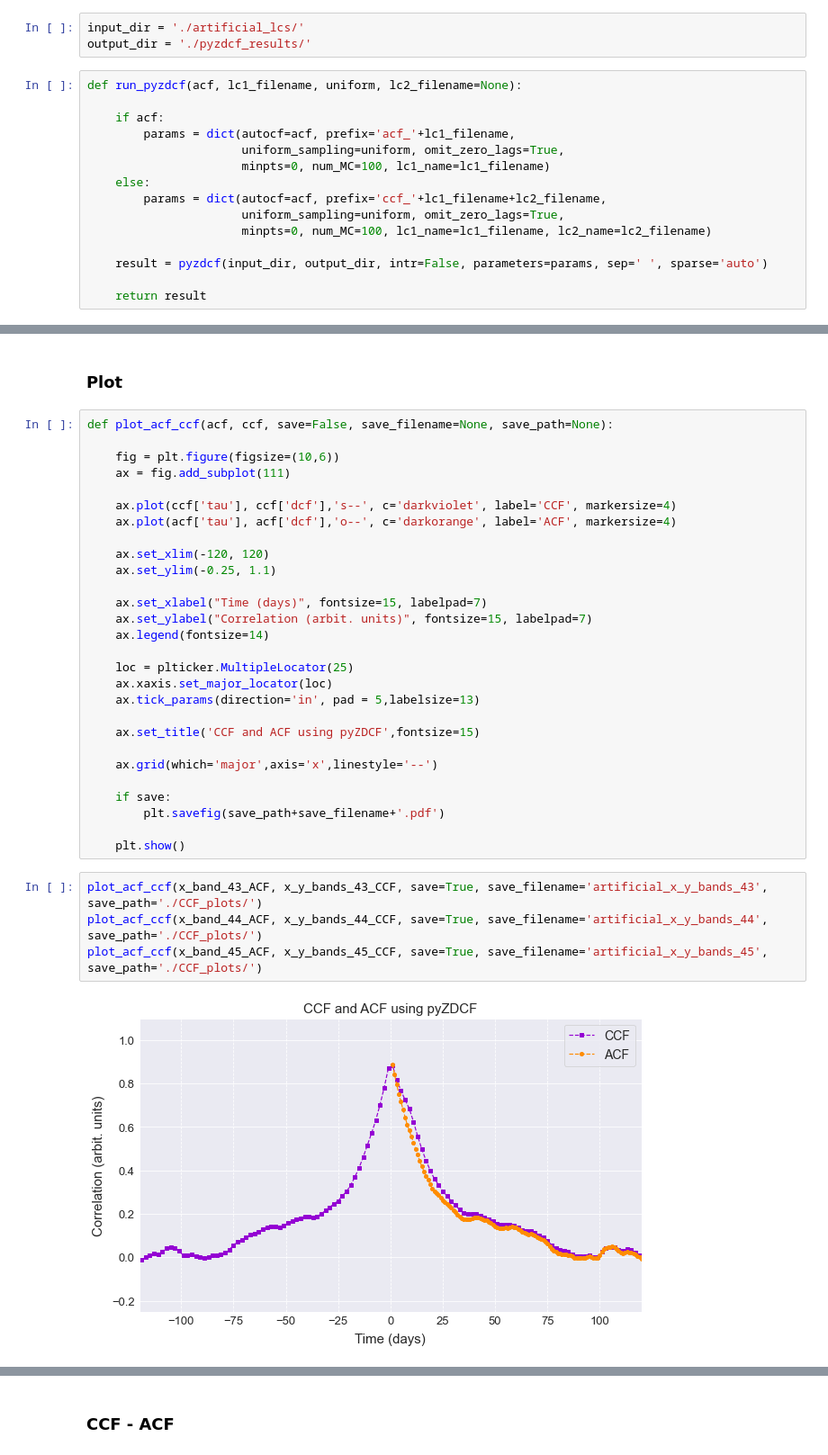
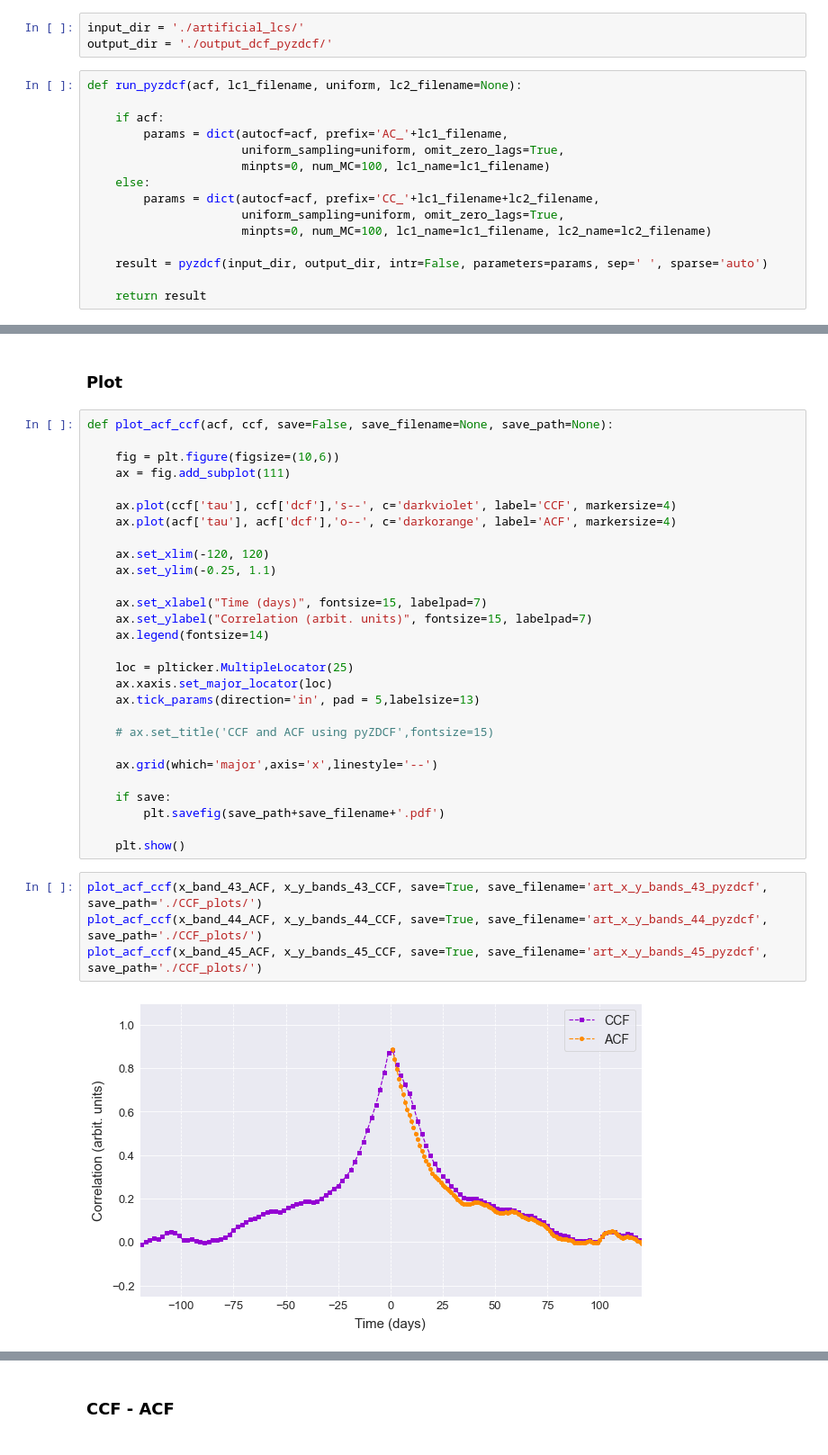
Before and after one commit to NicoGalvarino/AGN_Tutorials_Git, a Jupyter notebook: Tutorial_5_RevMap/RM_tutorial_pyzdcf.ipynb, the cells around one changed output, grey strips where cells are left out. Shown at 90% size. Saved outputs shown, nothing was run; the diff lists cells and outputs as text.

```diff
--- a/Tutorial_5_RevMap/RM_tutorial_pyzdcf.ipynb
+++ b/Tutorial_5_RevMap/RM_tutorial_pyzdcf.ipynb
@@ -141,15 +141,15 @@ plot_artificial_lc(x_band_45_cut, y_band_45_cut, line_response_45[:1000])  # ,
 # %%
 input_dir = './artificial_lcs/'
-output_dir = './pyzdcf_results/'
+output_dir = './output_dcf_pyzdcf/'
 # %%
 def run_pyzdcf(acf, lc1_filename, uniform, lc2_filename=None):
 
     if acf:
-        params = dict(autocf=acf, prefix='acf_'+lc1_filename,
+        params = dict(autocf=acf, prefix='AC_'+lc1_filename,
                       uniform_sampling=uniform, omit_zero_lags=True,
                       minpts=0, num_MC=100, lc1_name=lc1_filename)
     else:
-        params = dict(autocf=acf, prefix='ccf_'+lc1_filename+lc2_filename,
+        params = dict(autocf=acf, prefix='CC_'+lc1_filename+lc2_filename,
                       uniform_sampling=uniform, omit_zero_lags=True,
                       minpts=0, num_MC=100, lc1_name=lc1_filename, lc2_name=lc2_filename)
 
@@ -226,7 +226,7 @@ def plot_acf_ccf(acf, ccf, save=False, save_filename=None, save_path=None):
     ax.xaxis.set_major_locator(loc)
     ax.tick_params(direction='in', pad = 5,labelsize=13)
 
-    ax.set_title('CCF and ACF using pyZDCF',fontsize=15)
+    # ax.set_title('CCF and ACF using pyZDCF',fontsize=15)
 
     ax.grid(which='major',axis='x',linestyle='--')
 
@@ -235,8 +235,8 @@ def plot_acf_ccf(acf, ccf, save=False, save_filename=None, save_path=None):
 
     plt.show()
 # %%
-plot_acf_ccf(x_band_43_ACF, x_y_bands_43_CCF, save=True, save_filename='artificial_x_y_bands_43', save_path='./CCF_plots/')
-plot_acf_ccf(x_band_44_ACF, x_y_bands_44_CCF, save=True, save_filename='artificial_x_y_bands_44', save_path='./CCF_plots/')
-plot_acf_ccf(x_band_45_ACF, x_y_bands_45_CCF, save=True, save_filename='artificial_x_y_bands_45', save_path='./CCF_plots/')
+plot_acf_ccf(x_band_43_ACF, x_y_bands_43_CCF, save=True, save_filename='art_x_y_bands_43_pyzdcf', save_path='./CCF_plots/')
+plot_acf_ccf(x_band_44_ACF, x_y_bands_44_CCF, save=True, save_filename='art_x_y_bands_44_pyzdcf', save_path='./CCF_plots/')
+plot_acf_ccf(x_band_45_ACF, x_y_bands_45_CCF, save=True, save_filename='art_x_y_bands_45_pyzdcf', save_path='./CCF_plots/')
 # %% [output]
-[figure, old version]
+[figure, new version]
```
Also changed, not shown: parts of 20 cells of this notebook, 52 other files.
